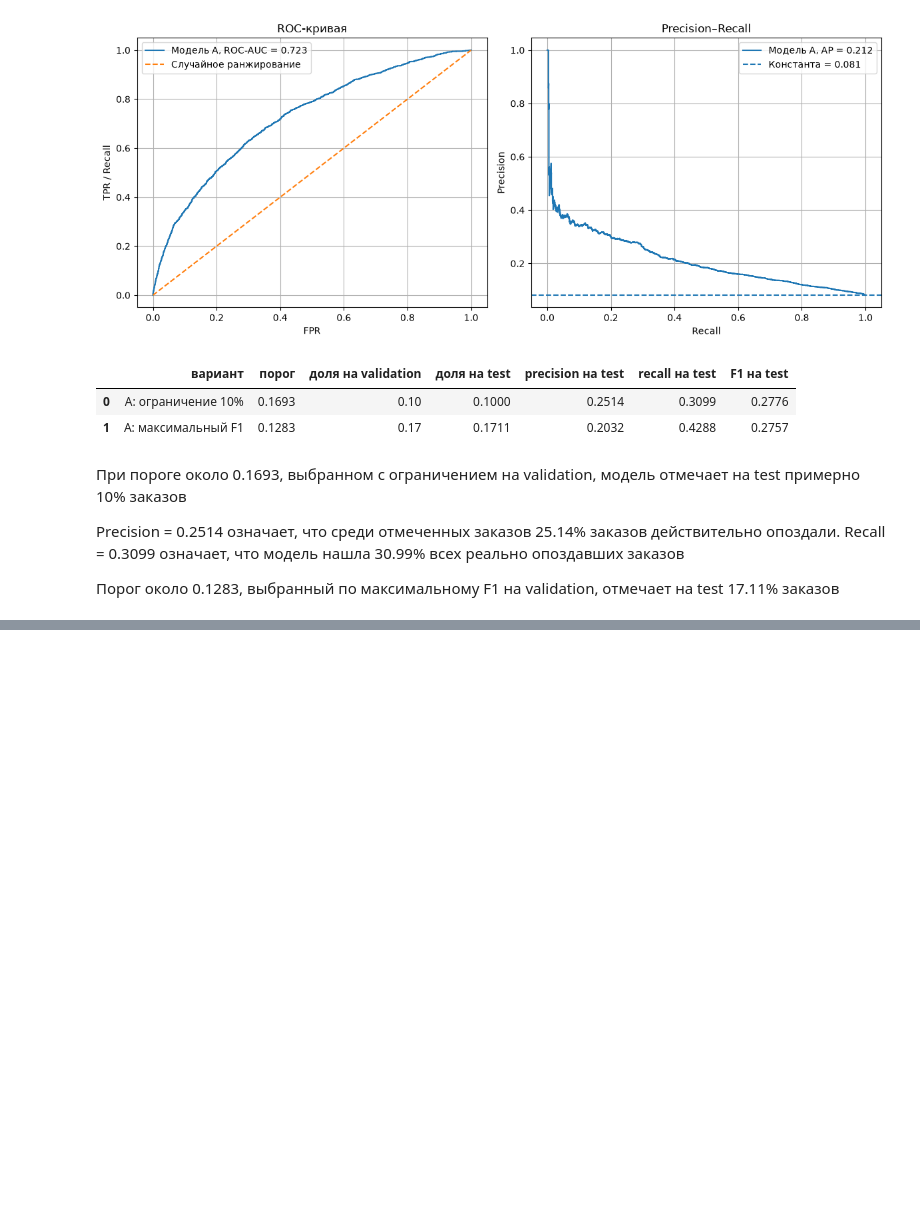
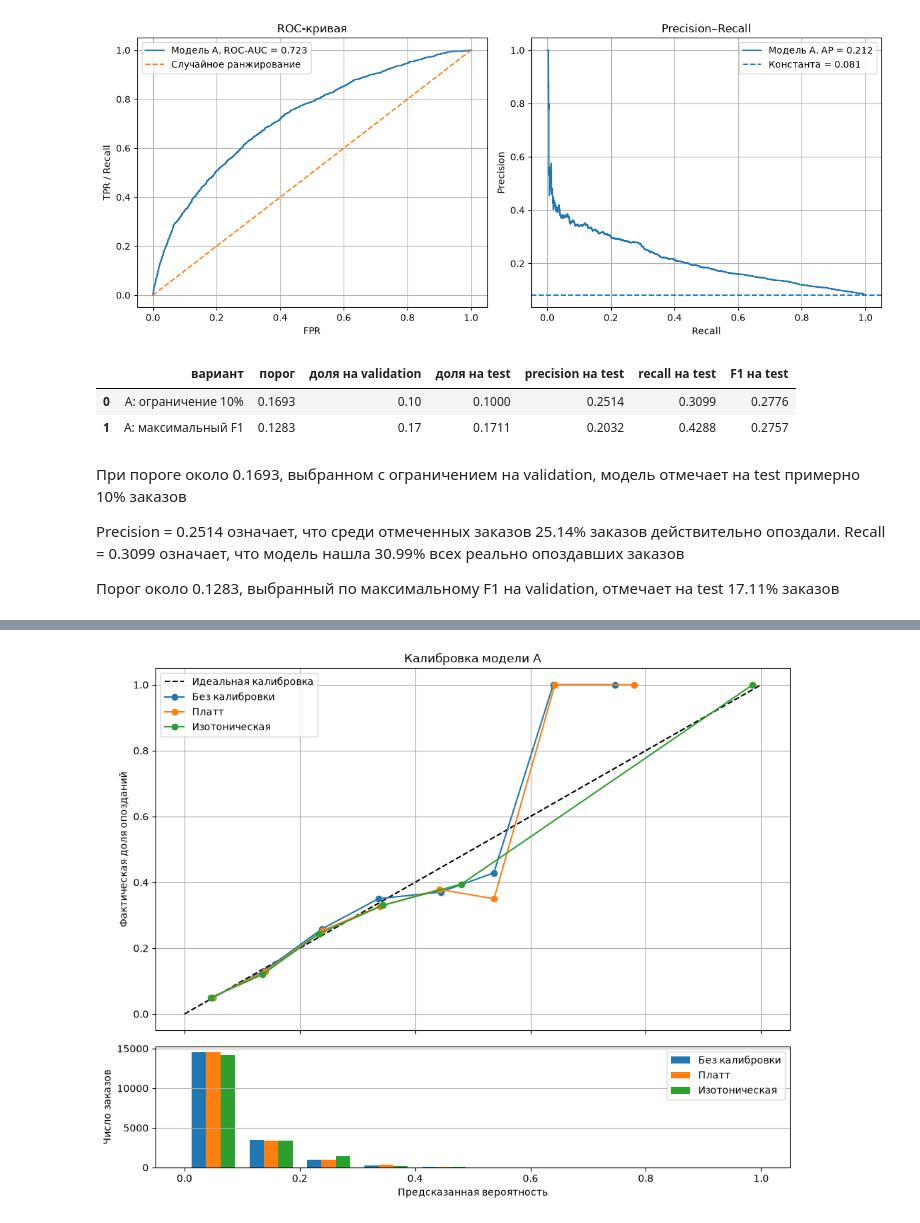
Before and after one commit to MikhailGeras/module0, a Jupyter notebook: ДЗ3.ipynb, the cells around one changed output, grey strips where cells are left out. Cells and saved outputs as stored; diff of their text form; code cells hidden in the pictures; blank space fills up the shorter version.

Commit message:
ДЗ3: сравнить модели и методы калибровки

```diff
--- a/ДЗ3.ipynb
+++ b/ДЗ3.ipynb
@@ -285,0 +296,15 @@ Precision = 0.2514 означает, что среди отмеченных за
+# %%
+calibrated_models = {}
+
+for model_name, model in [("A", model_a), ("B", model_b)]:
+    for method in ["sigmoid", "isotonic"]:
+        calibrated = CalibratedClassifierCV(
+            estimator=FrozenEstimator(model),
+            method=method,
+        )
+
+        calibrated.fit(X_val, y_val)
+
+        calibrated_models[(model_name, method)] = calibrated
+
+print("Обучено калибровок:", len(calibrated_models))
@@ -285,0 +346,71 @@ Precision = 0.2514 означает, что среди отмеченных за
+# %%
+bin_edges = np.linspace(0, 1, 11)
+bin_centers = (bin_edges[:-1] + bin_edges[1:]) / 2
+
+for model_name in ["A", "B"]:
+    variants = {
+        "Без калибровки": test_probabilities[f"{model_name}: без калибровки"],
+        "Платт": test_probabilities[f"{model_name}: Платт"],
+        "Изотоническая": test_probabilities[f"{model_name}: изотоническая"],
+    }
+
+    fig, axes = plt.subplots(
+        2,
+        1,
+        figsize=(10, 8),
+        sharex=True,
+        gridspec_kw={"height_ratios": [3, 1]},
+    )
+
+    axes[0].plot([0, 1], [0, 1], "--", color="black", label="Идеальная калибровка")
+
+    counts_table = pd.DataFrame({
+        "интервал": [
+            f"{bin_edges[i]:.1f}–{bin_edges[i + 1]:.1f}"
+            for i in range(10)
+        ]
+    })
+
+    for i, (name, probabilities) in enumerate(variants.items()):
+        fraction_positive, mean_probability = calibration_curve(
+            y_test,
+            probabilities,
+            n_bins=10,
+            strategy="uniform",
+        )
+
+        axes[0].plot(mean_probability, fraction_positive, marker="o", label=name)
+
+        bin_numbers = np.searchsorted(
+            bin_edges[1:-1],
+            probabilities,
+            side="left",
+        )
+        counts = np.bincount(bin_numbers, minlength=10)
+
+        counts_table[name] = counts
+
+        axes[1].bar(
+            bin_centers + (i - 1) * 0.025,
+            counts,
+            width=0.025,
+            label=name,
+        )
+
+    axes[0].set_title(f"Калибровка модели {model_name}")
+    axes[0].set_ylabel("Фактическая доля опозданий")
+    axes[0].legend()
+    axes[0].grid()
+
+    axes[1].set_xlabel("Предсказанная вероятность")
+    axes[1].set_ylabel("Число заказов")
+    axes[1].legend()
+    axes[1].grid(axis="y")
+
+    plt.tight_layout()
+    plt.show()
+
+    print(f"Количество заказов в интервалах для модели {model_name}:")
+    display(counts_table)
+# %% [output]
+[figure, added]
```
Also changed, not shown: parts of 4 cells of this notebook.
